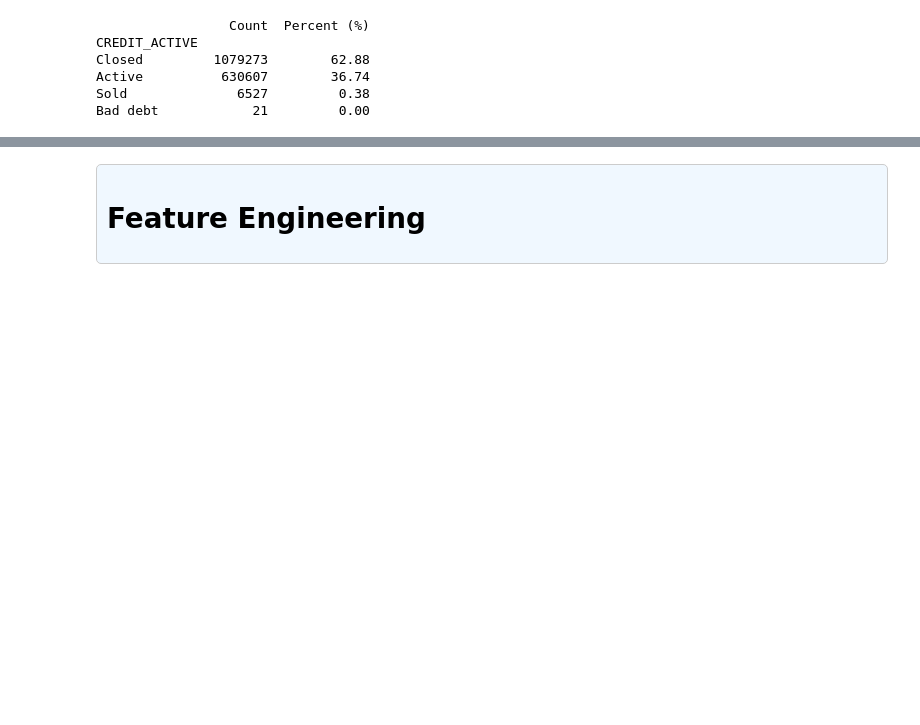
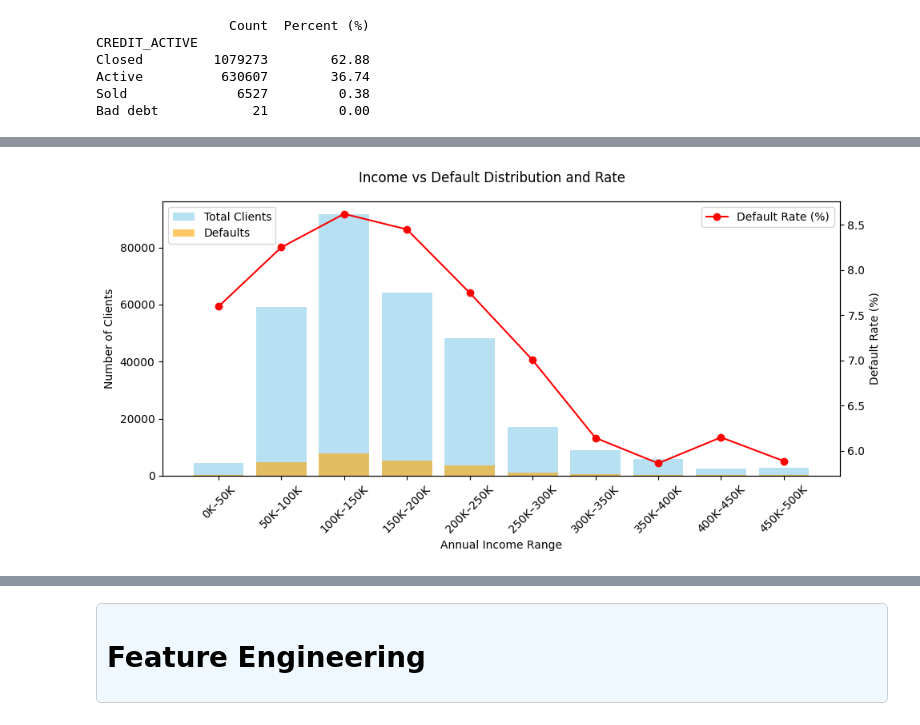
Before and after one commit to refuel-code-135/ml-supervised-classification-home-credit-risk, a Jupyter notebook: notebooks/notebook.ipynb, the cells around one changed output, grey strips where cells are left out. Drawn from its saved outputs; the diff is of its cells as text; code cells hidden in the pictures; blank space fills up the shorter version.

```diff
--- a/notebooks/notebook.ipynb
+++ b/notebooks/notebook.ipynb
@@ -115,0 +171,32 @@ Bad debt            21         0.00
+# %%
+max_income = 500000
+filtered = df_application_train[df_application_train['AMT_INCOME_TOTAL'] < max_income].copy()
+
+bins = np.arange(0, max_income + 50000, 50000)
+labels = [f'{int(b/1000)}K–{int(bins[i+1]/1000)}K' for i, b in enumerate(bins[:-1])]
+
+filtered['INCOME_BIN'] = pd.cut(filtered['AMT_INCOME_TOTAL'], bins=bins, labels=labels, right=False)
+
+summary = filtered.groupby('INCOME_BIN')['TARGET'].agg(['count', 'sum'])
+summary.columns = ['Total', 'Default']
+summary['DefaultRate'] = summary['Default'] / summary['Total'] * 100
+
+fig, ax1 = plt.subplots(figsize=(10, 5))
+
+ax1.bar(summary.index, summary['Total'], alpha=0.6, label='Total Clients', color='skyblue')
+ax1.bar(summary.index, summary['Default'], alpha=0.6, label='Defaults', color='orange')
+ax1.set_ylabel("Number of Clients")
+ax1.set_xlabel("Annual Income Range")
+ax1.tick_params(axis='x', rotation=45)
+
+ax2 = ax1.twinx()
+ax2.plot(summary.index, summary['DefaultRate'], color='red', marker='o', label='Default Rate (%)')
+ax2.set_ylabel("Default Rate (%)")
+
+fig.suptitle("Income vs Default Distribution and Rate")
+ax1.legend(loc='upper left')
+ax2.legend(loc='upper right')
+plt.tight_layout()
+plt.show()
+# %% [output]
+[figure, added]
```
Also changed, not shown: parts of 13 cells of this notebook.
